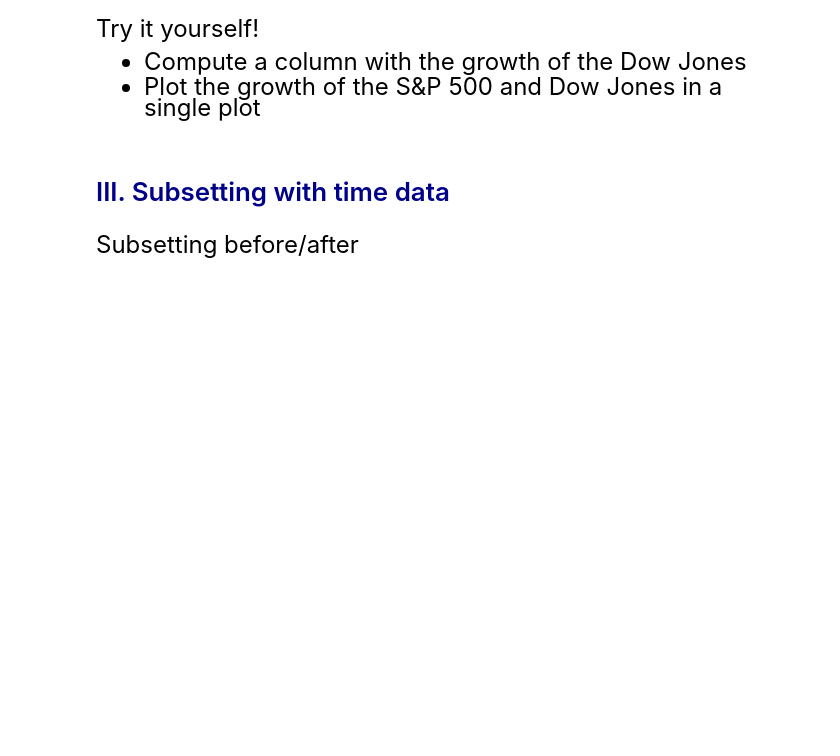
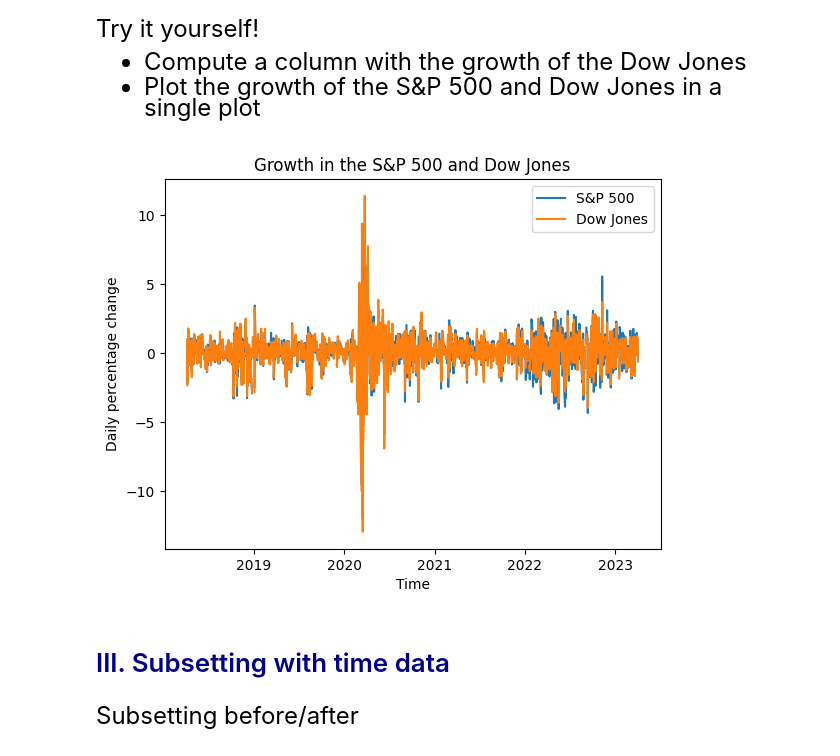
Before and after one commit to apastor03/datasci530fall2026, a Jupyter notebook: Lecture 11/Lecture 11b - Subsetting and Pivoting.ipynb, the cells around one changed output. Drawn from its saved outputs; the diff is of its cells as text; code cells hidden in the pictures; blank space fills up the shorter version.

```diff
--- a/Lecture 11/Lecture 11b - Subsetting and Pivoting.ipynb
+++ b/Lecture 11/Lecture 11b - Subsetting and Pivoting.ipynb
@@ -176,3 +174,19 @@ single plot
+# %%
+# Compute the daily growth rate for the Dow Jones
+financial["diff_djia"] = financial["djia"].diff()
+financial["lag_djia"] = financial["djia"].shift(1)
+financial["growth_djia"] = (financial["diff_djia"] / financial["lag_djia"]) * 100
+
+# Plot the growth of both indexes on the same chart
+plt.plot("date", "growth_sp500", data=financial, label="S&P 500")
+plt.plot("date", "growth_djia", data=financial, label="Dow Jones")
+plt.xlabel("Time")
+plt.ylabel("Daily percentage change")
+plt.title("Growth in the S&P 500 and Dow Jones")
+plt.legend()
+plt.show()
+# %% [output]
+[figure, added]
 # %% [markdown]
 # <span style="color:darkblue"> III. Subsetting with time data </span>
 # %% [markdown]
```
Also changed, not shown: parts of 7 cells of this notebook, 3 other files.
